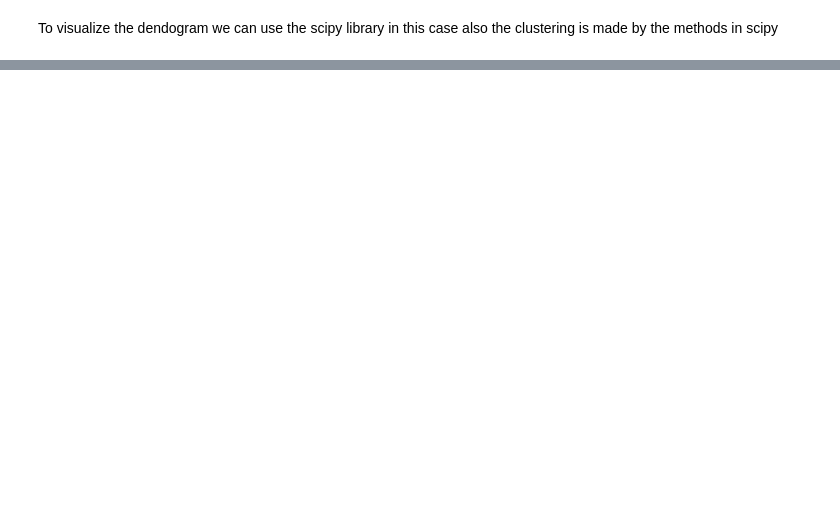
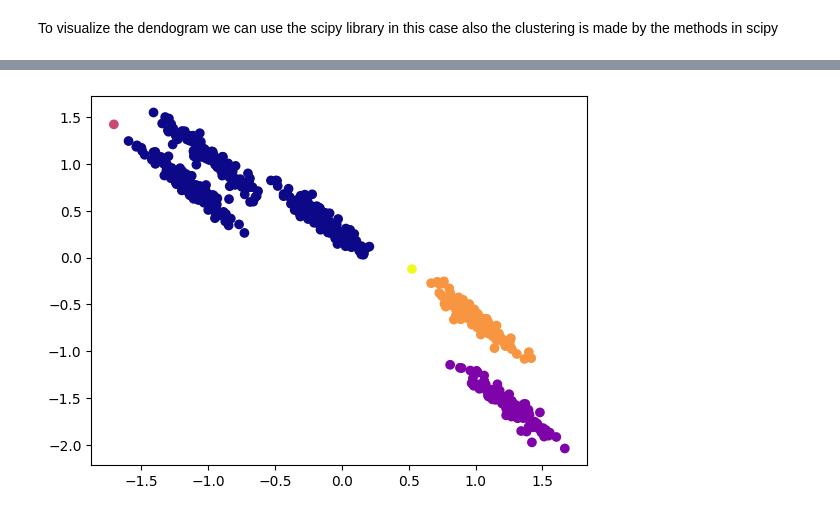
Before and after one commit to CristianCosci/Machine_Learning_Laboratories_Lectures, a Jupyter notebook: 04_Clustering/Clustering.ipynb, the cells around one changed output, grey strips where cells are left out. Cells and saved outputs as stored; diff of their text form; code cells hidden in the pictures; blank space fills up the shorter version.

```diff
--- a/04_Clustering/Clustering.ipynb
+++ b/04_Clustering/Clustering.ipynb
@@ -561,6 +652,9 @@ plt.show()
 # %%
-#single/average/complete/ward
-?
+ #single/average/complete/ward
+agglo_bis = AgglomerativeClustering(n_clusters= 5, metric = "euclidean", linkage ="single")
+y_agglo_bis = agglo_bis.fit_predict(my_dummy_data_bis)
 
 plt.scatter(my_dummy_data_bis[:,0],my_dummy_data_bis[:,1], c = y_agglo_bis,cmap = "plasma")
 plt.show()
+# %% [output]
+[figure, added]
```
Also changed, not shown: parts of 35 cells of this notebook.
